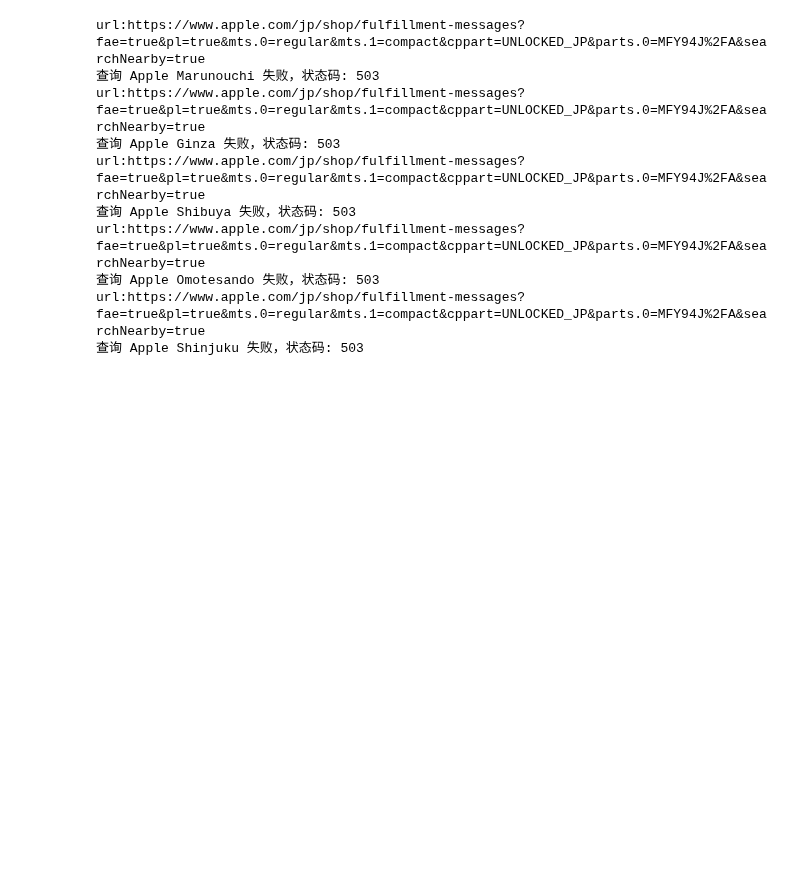
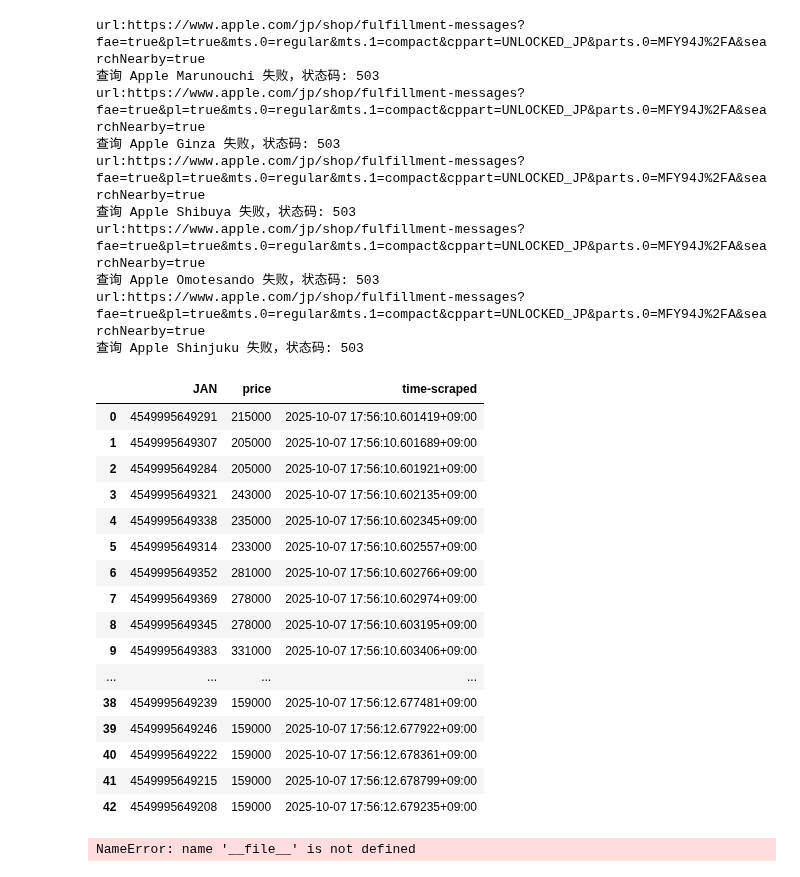
Before and after one commit to zhujiansamuel/YamagotiProjects, a Jupyter notebook: 自动化脚本.ipynb, the cells around one changed output. Saved outputs shown, nothing was run; the diff lists cells and outputs as text; code cells hidden in the pictures; blank space fills up the shorter version.

```diff
--- a/自动化脚本.ipynb
+++ b/自动化脚本.ipynb
@@ -156,0 +175,26 @@ url:https://www.apple.com/jp/shop/fulfillment-messages?fae=true&pl=true&mts.0=re
+# %%
+df_1 = pd.read_csv("/Users/syu/PycharmProjects/YamagotiProjects/shop1.csv")
+df_1
+# %% [output]
+|  | JAN | price | time-scraped |
+| 0 | 4549995649291 | 215000 | 2025-10-07 17:56:10.601419+09:00 |
+| 1 | 4549995649307 | 205000 | 2025-10-07 17:56:10.601689+09:00 |
+| 2 | 4549995649284 | 205000 | 2025-10-07 17:56:10.601921+09:00 |
+| 3 | 4549995649321 | 243000 | 2025-10-07 17:56:10.602135+09:00 |
+| 4 | 4549995649338 | 235000 | 2025-10-07 17:56:10.602345+09:00 |
+| 5 | 4549995649314 | 233000 | 2025-10-07 17:56:10.602557+09:00 |
+| 6 | 4549995649352 | 281000 | 2025-10-07 17:56:10.602766+09:00 |
+| 7 | 4549995649369 | 278000 | 2025-10-07 17:56:10.602974+09:00 |
+| 8 | 4549995649345 | 278000 | 2025-10-07 17:56:10.603195+09:00 |
+| 9 | 4549995649383 | 331000 | 2025-10-07 17:56:10.603406+09:00 |
+| ... | ... | ... | ... |
+| 38 | 4549995649239 | 159000 | 2025-10-07 17:56:12.677481+09:00 |
+| 39 | 4549995649246 | 159000 | 2025-10-07 17:56:12.677922+09:00 |
+| 40 | 4549995649222 | 159000 | 2025-10-07 17:56:12.678361+09:00 |
+| 41 | 4549995649215 | 159000 | 2025-10-07 17:56:12.678799+09:00 |
+| 42 | 4549995649208 | 159000 | 2025-10-07 17:56:12.679235+09:00 |
+# %%
+res = clean_shop1(df_1)
+res
+# %% [output]
+NameError: name '__file__' is not defined
```
Also changed, not shown: parts of 1 cell of this notebook, 6 other files.
